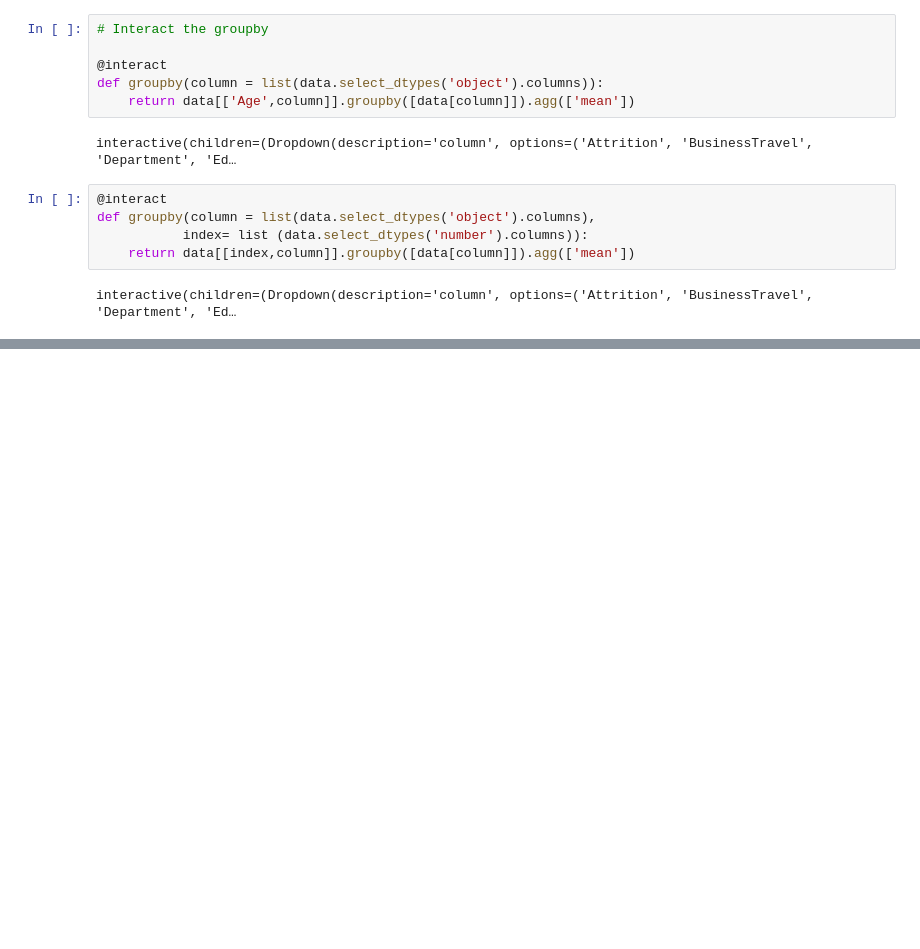
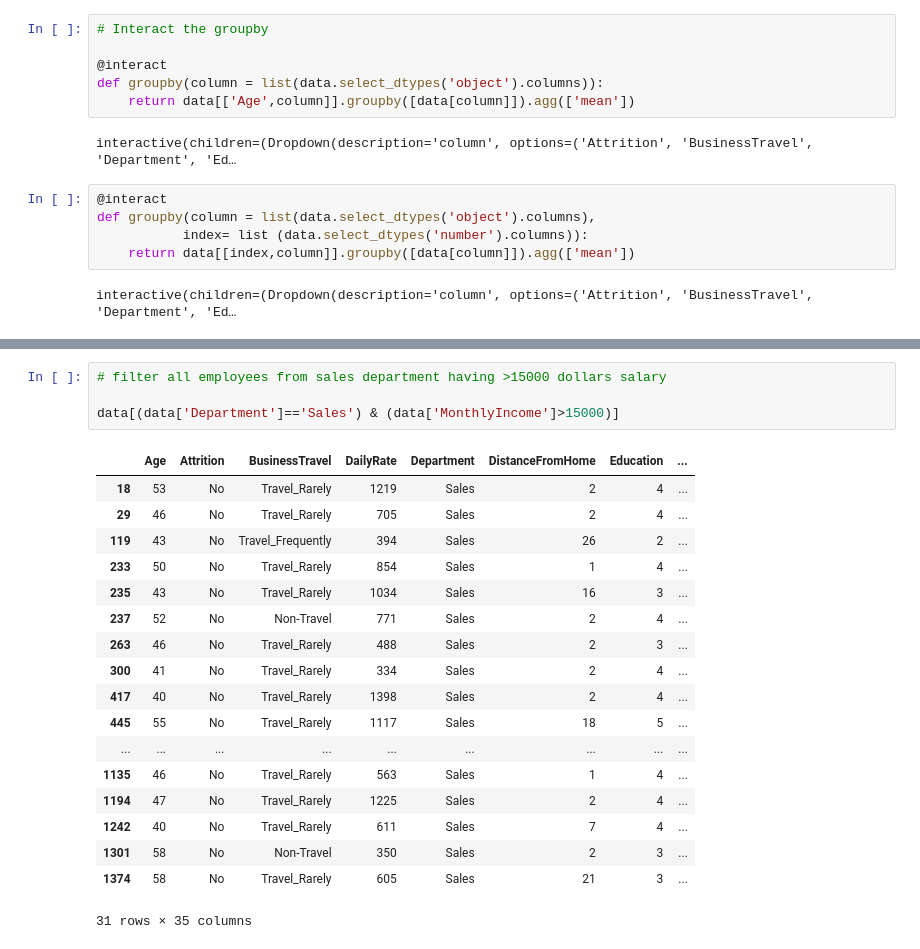
Before and after one commit to walidsharaar/Query-analysis, a Jupyter notebook: Query Analysis.ipynb, the cells around one changed output, grey strips where cells are left out. Saved outputs shown, nothing was run; the diff lists cells and outputs as text; blank space fills up the shorter version.

```diff
--- a/Query Analysis.ipynb
+++ b/Query Analysis.ipynb
@@ -213,0 +331,23 @@ interactive(children=(Dropdown(description='column', options=('Attrition', 'Busi
+# %%
+# filter all employees from sales department having >15000 dollars salary
+
+data[(data['Department']=='Sales') & (data['MonthlyIncome']>15000)]
+# %% [output]
+|  | Age | Attrition | BusinessTravel | DailyRate | Department | DistanceFromHome | Education | ... |
+| 18 | 53 | No | Travel_Rarely | 1219 | Sales | 2 | 4 | ... |
+| 29 | 46 | No | Travel_Rarely | 705 | Sales | 2 | 4 | ... |
+| 119 | 43 | No | Travel_Frequently | 394 | Sales | 26 | 2 | ... |
+| 233 | 50 | No | Travel_Rarely | 854 | Sales | 1 | 4 | ... |
+| 235 | 43 | No | Travel_Rarely | 1034 | Sales | 16 | 3 | ... |
+| 237 | 52 | No | Non-Travel | 771 | Sales | 2 | 4 | ... |
+| 263 | 46 | No | Travel_Rarely | 488 | Sales | 2 | 3 | ... |
+| 300 | 41 | No | Travel_Rarely | 334 | Sales | 2 | 4 | ... |
+| 417 | 40 | No | Travel_Rarely | 1398 | Sales | 2 | 4 | ... |
+| 445 | 55 | No | Travel_Rarely | 1117 | Sales | 18 | 5 | ... |
+| ... | ... | ... | ... | ... | ... | ... | ... | ... |
+| 1135 | 46 | No | Travel_Rarely | 563 | Sales | 1 | 4 | ... |
+| 1194 | 47 | No | Travel_Rarely | 1225 | Sales | 2 | 4 | ... |
+| 1242 | 40 | No | Travel_Rarely | 611 | Sales | 7 | 4 | ... |
+| 1301 | 58 | No | Non-Travel | 350 | Sales | 2 | 3 | ... |
+| 1374 | 58 | No | Travel_Rarely | 605 | Sales | 21 | 3 | ... |
+31 rows × 35 columns
```
Also changed, not shown: parts of 12 cells of this notebook.
